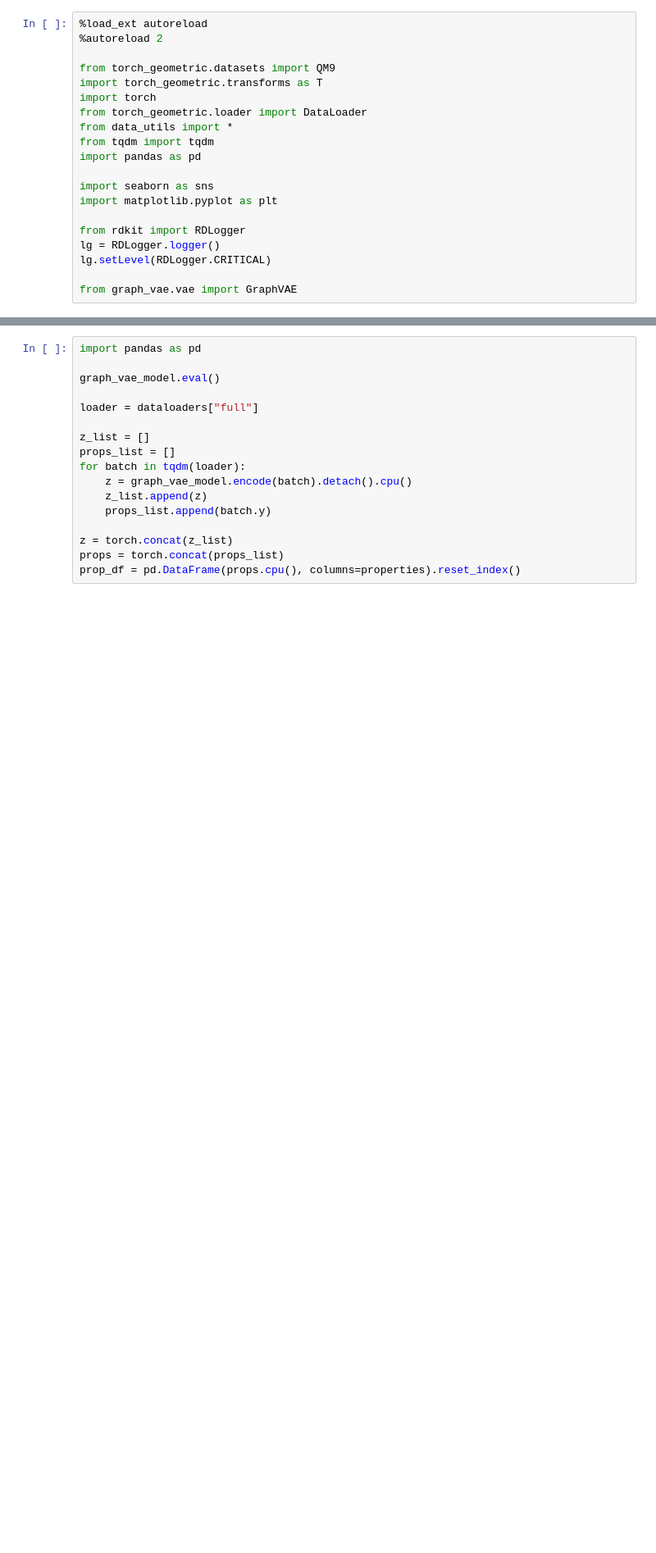
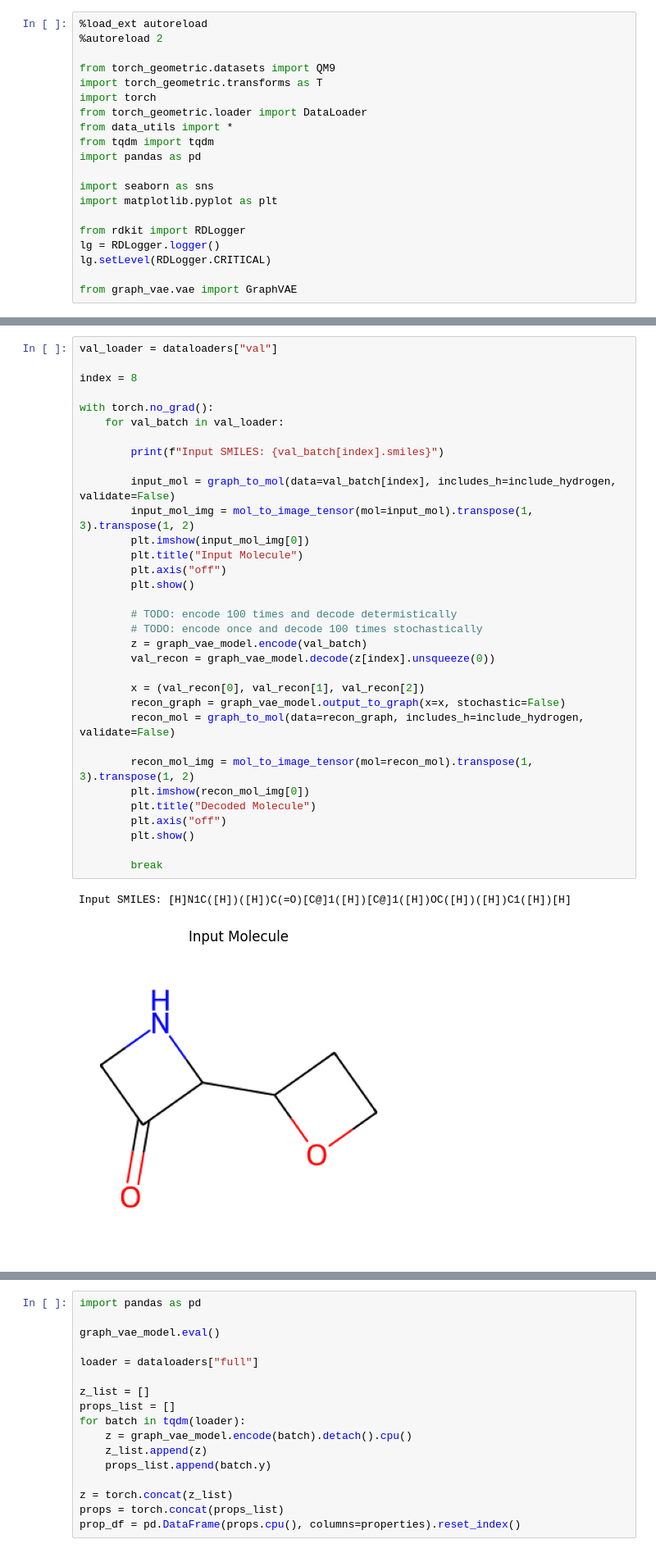
Before and after one commit to pkmtum/Molecular_Generative_Modeling, a Jupyter notebook: source/graph_vae.ipynb, the cells around one changed output, grey strips where cells are left out. Shown: that part at 82% size. Saved outputs shown, nothing was run; the diff lists cells and outputs as text; blank space fills up the shorter version.

```diff
--- a/source/graph_vae.ipynb
+++ b/source/graph_vae.ipynb
@@ -75,0 +138,36 @@ plt.show()
+# %%
+val_loader = dataloaders["val"]
+
+index = 8
+
+with torch.no_grad():
+    for val_batch in val_loader:
+
+        print(f"Input SMILES: {val_batch[index].smiles}")
+
+        input_mol = graph_to_mol(data=val_batch[index], includes_h=include_hydrogen, validate=False)
+        input_mol_img = mol_to_image_tensor(mol=input_mol).transpose(1, 3).transpose(1, 2)
+        plt.imshow(input_mol_img[0])
+        plt.title("Input Molecule")
+        plt.axis("off")
+        plt.show()
+
+        # TODO: encode 100 times and decode determistically
+        # TODO: encode once and decode 100 times stochastically
+        z = graph_vae_model.encode(val_batch)
+        val_recon = graph_vae_model.decode(z[index].unsqueeze(0))
+
+        x = (val_recon[0], val_recon[1], val_recon[2])
+        recon_graph = graph_vae_model.output_to_graph(x=x, stochastic=False)
+        recon_mol = graph_to_mol(data=recon_graph, includes_h=include_hydrogen, validate=False)
+
+        recon_mol_img = mol_to_image_tensor(mol=recon_mol).transpose(1, 3).transpose(1, 2)
+        plt.imshow(recon_mol_img[0])
+        plt.title("Decoded Molecule")
+        plt.axis("off")
+        plt.show()
+
+        break
+# %% [output]
+Input SMILES: [H]N1C([H])([H])C(=O)[C@]1([H])[C@]1([H])OC([H])([H])C1([H])[H]
+[figure, added]
```
Also changed, not shown: parts of 19 cells of this notebook.
